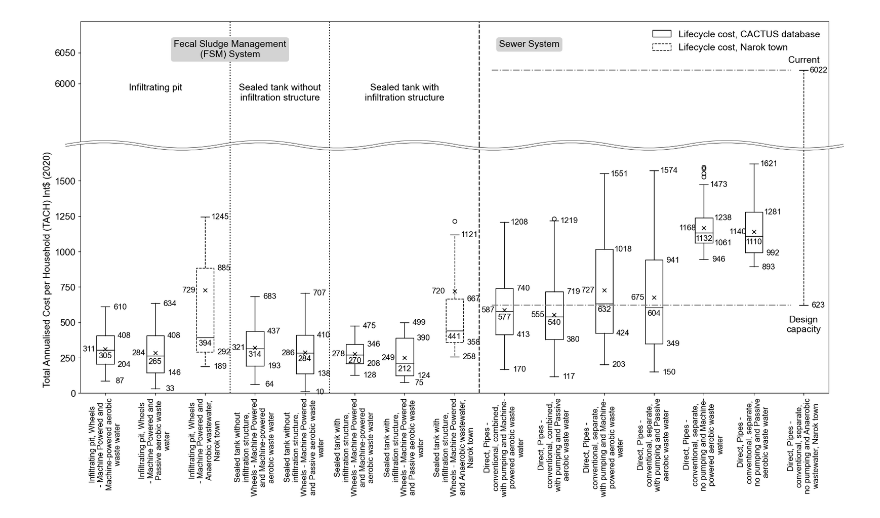
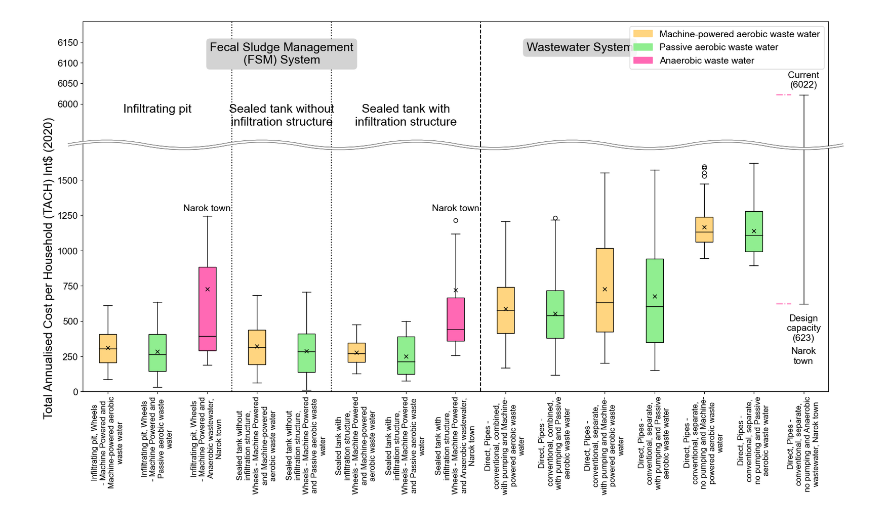
Before and after one commit to JinIgarashi/cactus-narok-figures, a Jupyter notebook: Figure7 full lifecycle cost comparison boxplots version.ipynb, the cells around one changed output. Cells and saved outputs as stored; diff of their text form; code cells hidden in the pictures.

Commit message:
fix: figure2 and wrote all steps to generate boxplots (#4)
* fix: figure2 and wrote all steps to generate boxplots

* fix: fig 2, 3, 6 and 7

```diff
--- a/Figure7 full lifecycle cost comparison boxplots version.ipynb
+++ b/Figure7 full lifecycle cost comparison boxplots version.ipynb
@@ -18,6 +18,12 @@ dpi = 700
 plt.rcParams['font.sans-serif'] = "Arial"
 plt.rcParams['font.family'] = "sans-serif"
 plt.rcParams['font.size'] = 14
+
+colors = [
+    '#FFD580', # light orange color
+    '#90EE90', # light green color
+    '#FF69B4', #  pink color
+]
 # %%
 df = pd.read_excel(
     path_excel,
@@ -132,6 +140,7 @@ group_labels = list(groups.groups.keys())
 for index, ax in enumerate(axs):
     for j, group in enumerate(groups):
         tach = group[1]['tach']
+        color = group[1]['color'][0]
         size = len(tach)
         position = j + 1
 
@@ -139,8 +148,8 @@ for index, ax in enumerate(axs):
 
         name = list(group[1]['name'])[0]
 
-        if 'Narok town' in name:
-            linestyle = '--'
+#         if 'Narok town' in name:
+#             linestyle = '--'
 
         if size == 1:
             ax.plot(position, tach, marker='o', color='k', markersize=6)
@@ -148,35 +157,41 @@ for index, ax in enumerate(axs):
             bp = ax.boxplot(
                 tach,
                 positions=[position],
+                patch_artist=True,
                 boxprops={'linestyle': linestyle},
                 whiskerprops={'linestyle': linestyle},
-                showmeans=True,
+                capprops={'linestyle': linestyle},
+                showmeans= True,
                 meanprops = {'marker': 'x', 'markerfacecolor': 'k', 'markeredgecolor':'k', 'markersize': 6},
                 showfliers = True,
                 widths=0.35
             )
 
+            for box in bp['boxes']:
+                box.set_facecolor(color)
+
             # make median line black
             for median in bp['medians']:
                 median.set_color('black')
 
-            med = np.median(tach)
-            showLabel(ax, position, med - 40, med, index)
+#             med = np.median(tach)
+#             showLabel(ax, position, med - 40, med, index)
 
-            mean = np.mean(tach)
-            showLabel(ax, position - 0.33, mean, mean, index)
+#             mean = np.mean(tach)
+#             showLabel(ax, position - 0.33, mean, mean, index)
 
-            q1, q3 = np.percentile(tach, [25, 75])
-            showLabel(ax, position + 0.38, q1, q1, index)
-            showLabel(ax, position + 0.38, q3, q3, index)
 
-            for i, box in enumerate(bp['boxes']):
-                x_pos = box.get_xdata().mean()
+#             q1, q3 = np.percentile(tach, [25, 75])
+#             showLabel(ax, position + 0.38, q1, q1, index)
+#             showLabel(ax, position + 0.38, q3, q3, index)
 
-                # get values from boxplot
-                cap_min, cap_max = [cap.get_ydata()[1] for cap in bp['caps'][i*2:i*2+2]]
-                showLabel(ax, x_pos + 0.33, cap_min, cap_min, index)
-                showLabel(ax, x_pos + 0.33, cap_max, cap_max, index)
+#             for i, box in enumerate(bp['boxes']):
+#                 x_pos = box.get_xdata().mean()
+
+#                 # get values from boxplot
+#                 cap_min, cap_max = [cap.get_ydata()[1] for cap in bp['caps'][i*2:i*2+2]]
+#                 showLabel(ax, x_pos + 0.33, cap_min, cap_min, index)
+#                 showLabel(ax, x_pos + 0.33, cap_max, cap_max, index)
 
     ax.axvline(x=8.5, color='k', linestyle='--')
     ax.axvline(x=3.5, color='k', linestyle=':')
@@ -184,14 +199,22 @@ for index, ax in enumerate(axs):
 
 fig.subplots_adjust(hspace=0.0)
 
-axs[0].axhline(y=6022,xmin=0.55, xmax=0.95, color='grey', linestyle='-.', alpha=1)
-axs[1].axhline(y=623,xmin=0.55, xmax=0.95, color='grey', linestyle='-.', alpha=1)
+axs[0].axhline(y=6022,xmin=0.93, xmax=0.95, color=colors[2], linestyle='-.', alpha=1)
+axs[1].axhline(y=623,xmin=0.93, xmax=0.95, color=colors[2], linestyle='-.', alpha=1)
 
-axs[0].legend(handles=[
-    mpatches.Patch(facecolor='none', edgecolor='black', linestyle='-', label='Lifecycle cost, CACTUS database'),
-    mpatches.Patch(facecolor='none', edgecolor='black', linestyle='--', label='Lifecycle cost, Narok town'),
-], loc='upper right', bbox_to_anchor=(1, 1), frameon=False)
+# axs[0].legend(handles=[
+#     mpatches.Patch(facecolor='none', edgecolor='black', linestyle='-', label='Lifecycle cost, CACTUS database'),
+#     mpatches.Patch(facecolor='none', edgecolor='black', linestyle='--', label='Lifecycle cost, Narok town'),
+# ], loc='upper right', bbox_to_anchor=(1, 1), frameon=False)
 
+# draw legend
+legend_labels = [
+    'Machine-powered aerobic waste water',
+    'Passive aerobic waste water',
+    'Anaerobic waste water'
+]
+legend_patches = [mpatches.Patch(color=color, label=label) for color, label in zip(colors, legend_labels)]
+axs[0].legend(handles=legend_patches, loc='upper right', fontsize=14)
 
 # 下段サブプロット
 axs[1].set_ylim(0,1750)
@@ -201,8 +224,8 @@ axs[1].set_xticks(np.arange(len(xtick_labels)) + 1)
 axs[1].set_xticklabels(xtick_labels, rotation=90, ha='center', fontsize=12)
 
 # 上段サブプロット
-axs[0].set_ylim(5900,6100)
-axs[0].set_yticks(np.arange(6000,6100,50))
+axs[0].set_ylim(5900,6200)
+axs[0].set_yticks(np.arange(6000,6200,50))
 
 # 下段のプロット領域上辺を非表示
 axs[1].spines['top'].set_visible(False)
@@ -214,39 +237,43 @@ axs[0].tick_params(axis='x', which='both', bottom=False, labelbottom=False)
 ## ニョロ線の描画
 d1 = 0.02 # X軸のはみだし量
 d2 = 0.03 # ニョロ波の高さ
 wn = 21   # ニョロ波の数（奇数値を指定）
 
 pp = (0,d2,0,-d2)
 px = np.linspace(-d1,1+d1,wn)
 py = np.array([1+pp[i%4] for i in range(0,wn)])
 p = Path(list(zip(px,py)), [Path.MOVETO]+[Path.CURVE3]*(wn-1))
 
 line1 = mpatches.PathPatch(p, lw=4, edgecolor='black',
                           facecolor='None', clip_on=False,
                           transform=axs[1].transAxes, zorder=10)
 
 line2 = mpatches.PathPatch(p,lw=3, edgecolor='white',
                            facecolor='None', clip_on=False,
                            transform=axs[1].transAxes, zorder=10,
                            capstyle='round')
 
 a = axs[1].add_patch(line1)
 a = axs[1].add_patch(line2)
 
-axs[1].set_ylabel('Total Annualised Cost per Household (TACH) Int$ (2020)', fontsize=14)
+axs[1].set_ylabel('Total Annualised Cost per Household (TACH) Int$ (2020)', fontsize=18)
 
-axs[0].text(3.5, 6070, 'Fecal Sludge Management\n(FSM) System', fontsize=14, ha='center', va='top', bbox=dict(facecolor='lightgray', edgecolor='none', alpha=1.0, boxstyle='round'))
-axs[0].text(2, 6000, 'Infiltrating pit', fontsize=14, ha='center', va='top', bbox=dict(facecolor='none', edgecolor='none', alpha=0.8, boxstyle='round'))
-axs[0].text(4.5, 6000, 'Sealed tank without\ninfiltration structure', fontsize=14, ha='center', va='top', bbox=dict(facecolor='none', edgecolor='none', alpha=0.8, boxstyle='round'))
-axs[0].text(7, 6000, 'Sealed tank with\ninfiltration structure', fontsize=14, ha='center', va='top', bbox=dict(facecolor='none', edgecolor='none', alpha=0.8, boxstyle='round'))
-axs[0].text(9.5, 6070, 'Sewer System', fontsize=14, ha='center', va='top', bbox=dict(facecolor='lightgray', edgecolor='none', alpha=1.0, boxstyle='round'))
+axs[0].text(4.5, 6150, 'Fecal Sludge Management\n(FSM) System', fontsize=18, ha='center', va='top', bbox=dict(facecolor='lightgray', edgecolor='none', alpha=1.0, boxstyle='round'))
+axs[0].text(2, 6000, 'Infiltrating pit', fontsize=18, ha='center', va='top', bbox=dict(facecolor='none', edgecolor='none', alpha=0.8, boxstyle='round'))
+axs[0].text(4.5, 6000, 'Sealed tank without\ninfiltration structure', fontsize=18, ha='center', va='top', bbox=dict(facecolor='none', edgecolor='none', alpha=0.8, boxstyle='round'))
+axs[0].text(7, 6000, 'Sealed tank with\ninfiltration structure', fontsize=18, ha='center', va='top', bbox=dict(facecolor='none', edgecolor='none', alpha=0.8, boxstyle='round'))
+axs[0].text(10.5, 6150, 'Wastewater System', fontsize=18, ha='center', va='top', bbox=dict(facecolor='lightgray', edgecolor='none', alpha=1.0, boxstyle='round'))
 
-axs[0].text(15, 6045, 'Current', fontsize=14, ha='center', va='top', bbox=dict(facecolor='none', edgecolor='none', alpha=1.0, boxstyle='round'))
-axs[1].text(15, 550, 'Design\ncapacity', fontsize=14, ha='center', va='top', bbox=dict(facecolor='none', edgecolor='none', alpha=1.0, boxstyle='round'))
+axs[0].text(15, 6080, 'Current\n(6022)', fontsize=14, ha='center', va='top', bbox=dict(facecolor='none', edgecolor='none', alpha=1.0, boxstyle='round'))
+axs[1].text(15, 550, 'Design\ncapacity\n(623)', fontsize=14, ha='center', va='top', bbox=dict(facecolor='none', edgecolor='none', alpha=1.0, boxstyle='round'))
+
+axs[1].text(3, 1300, 'Narok town', fontsize=14, ha='center', va='center')
+axs[1].text(8, 1300, 'Narok town', fontsize=14, ha='center', va='center')
+axs[1].text(15, 250, 'Narok\ntown', fontsize=14, ha='center', va='center')
 
 
 plt.savefig(file_path, format="pdf", dpi=dpi, transparent=True, bbox_inches='tight')
 plt.savefig(f"{file_path}.png", format="png", dpi=dpi, transparent=True, bbox_inches='tight')
 plt.show()
 # %% [output]
-[figure, old version]
+[figure, new version]
```
Also changed, not shown: parts of 1 cell of this notebook, 11 other files.
